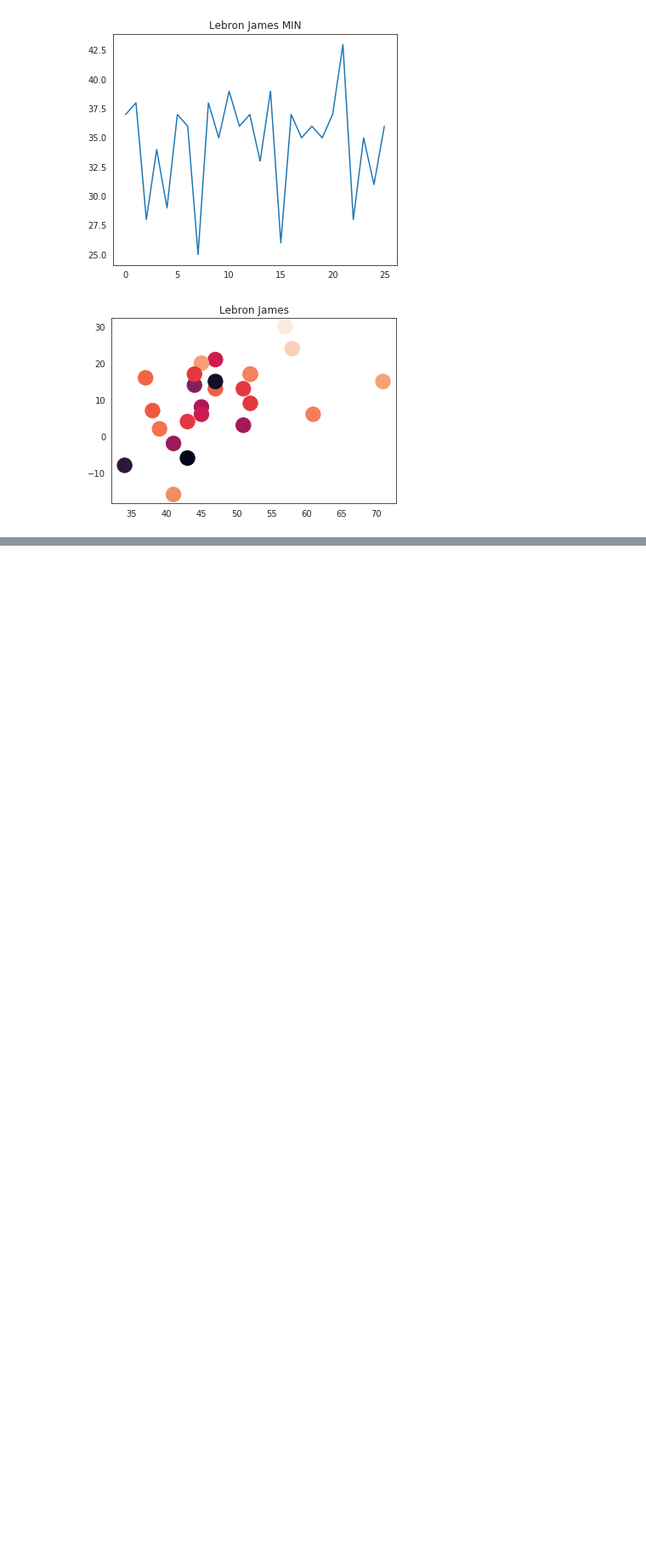
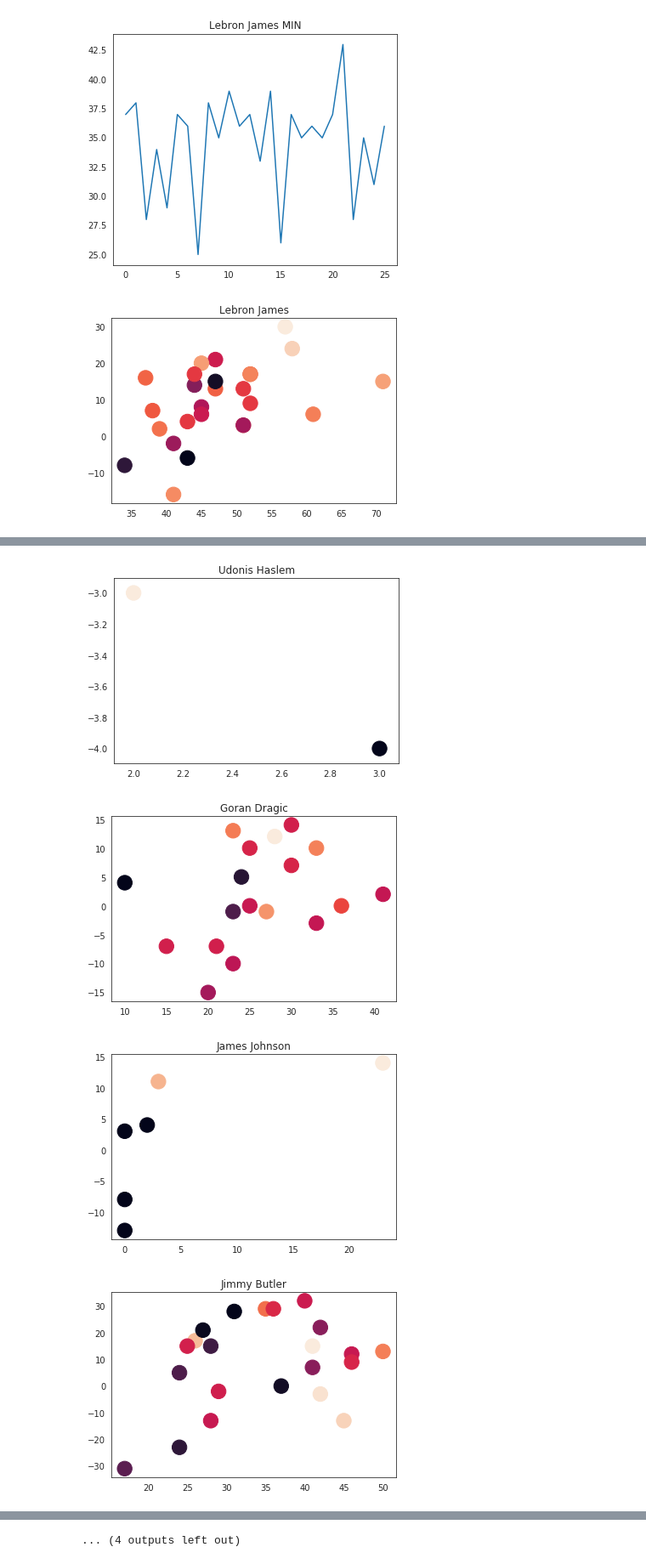
Before and after one commit to vtanguturi/NBAStatsVisualization, a Jupyter notebook: winning_stats.ipynb, the cells around one changed output, grey strips where cells are left out. Shown at 85% size. Cells and saved outputs as stored; diff of their text form; code cells hidden in the pictures; blank space fills up the shorter version.

Commit message:
Refactor winning stat logic to be more functional

```diff
--- a/winning_stats.ipynb
+++ b/winning_stats.ipynb
@@ -85,5 +85,17 @@ determine_stats_to_winning(gamelog, 'Lebron James')
 # %%
 # Make API Call for players across all seasons for a particular franchise
 from nba_api.stats.endpoints import franchiseplayers
-fp = franchiseplayers.FranchisePlayers(team_id=team_to_id["BOS"], headers=headers)
-players = fp.get_data_frames()[0]
+
+def get_winning_stats_per_team(team):
+    fp = franchiseplayers.FranchisePlayers(team_id=team_to_id[team], headers=headers)
+    players = fp.get_data_frames()[0]
+    # Build the list of players in the 2019-2020 season
+    active_players = players.loc[players['ACTIVE_WITH_TEAM'] == 1]
+    ids_per_team = active_players['PERSON_ID'].values
+    player_names = active_players['PLAYER'].values
+    players_per_team = dict(zip(ids_per_team, player_names))
+    ## Get the winning_stats_for a player
+    for player in players_per_team:
+        pgl = playergamelog.PlayerGameLog(player_id=player, headers=headers)
+        player_game_data = pgl.get_data_frames()[0]
+        determine_stats_to_winning(player_game_data, players_per_team[player])
@@ -118,0 +102,7 @@ for player in players_per_team:
+# %%
+get_winning_stats_per_team("MIA")
+# %% [output]
+[figure, added]
+[figure, added]
+[figure, added]
+[figure, added]
@@ -118,0 +117 @@ for player in players_per_team:
+... (4 outputs left out)
```
Also changed, not shown: parts of 5 cells of this notebook, 1 other file.
